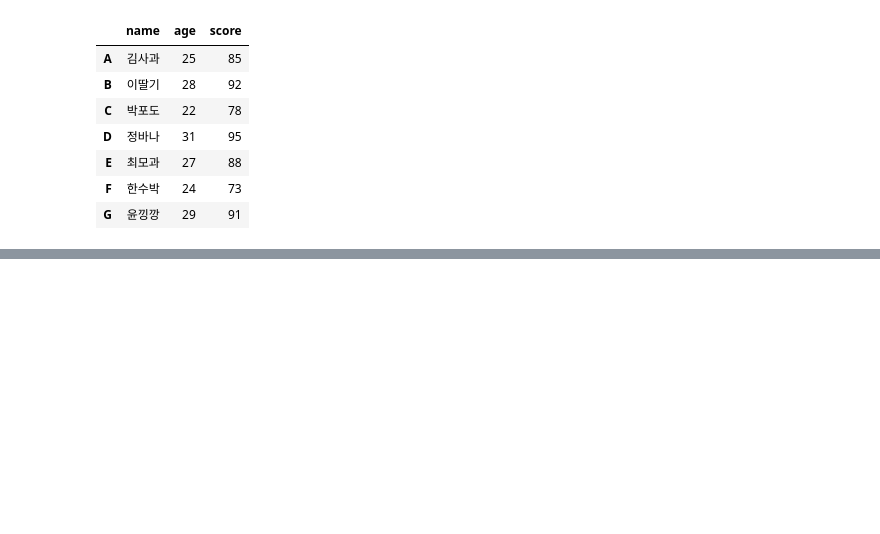
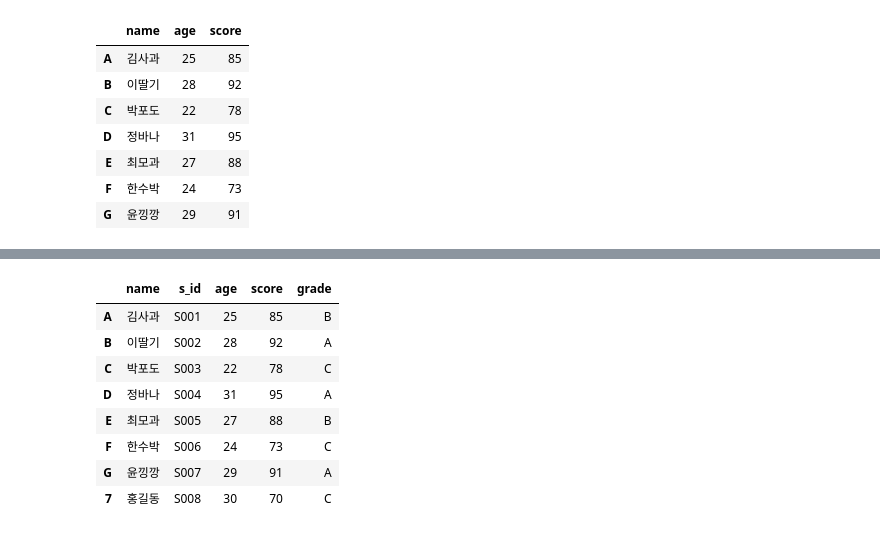
Before and after one commit to gayeoniee/data_anal_rep, a Jupyter notebook: 4. 판다스.ipynb, the cells around one changed output, grey strips where cells are left out. Cells and saved outputs as stored; diff of their text form; code cells hidden in the pictures; blank space fills up the shorter version.

```diff
--- a/4. 판다스.ipynb
+++ b/4. 판다스.ipynb
@@ -449,0 +531,4 @@ df
+# %%
+# 새로운 행 추가 -> loc[]를 이용
+df.loc[7] = ['홍길동', 30, 70]
+df
@@ -449,0 +548,4 @@ df
+# %%
+# 열 추가
+df['grade'] = ['B', 'A', 'C', 'A', 'B', 'C', 'A', 'C']
+df
@@ -449,0 +576,13 @@ df
+# %%
+df.insert(loc=1, column='s_id', value=['S001', 'S002', 'S003', 'S004', 'S005', 'S006', 'S007', 'S008'])
+df
+# %% [output]
+|  | name | s_id | age | score | grade |
+| A | 김사과 | S001 | 25 | 85 | B |
+| B | 이딸기 | S002 | 28 | 92 | A |
+| C | 박포도 | S003 | 22 | 78 | C |
+| D | 정바나 | S004 | 31 | 95 | A |
+| E | 최모과 | S005 | 27 | 88 | B |
+| F | 한수박 | S006 | 24 | 73 | C |
+| G | 윤낑깡 | S007 | 29 | 91 | A |
+| 7 | 홍길동 | S008 | 30 | 70 | C |
```
Also changed, not shown: parts of 37 cells of this notebook, 1 other file.
